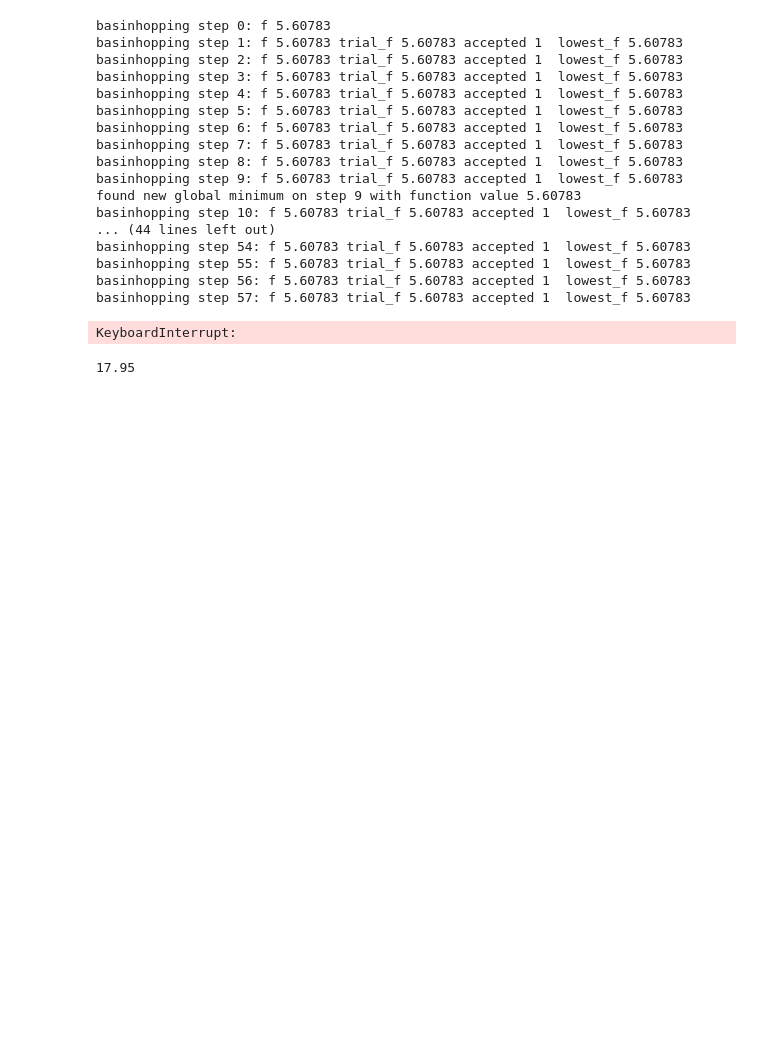
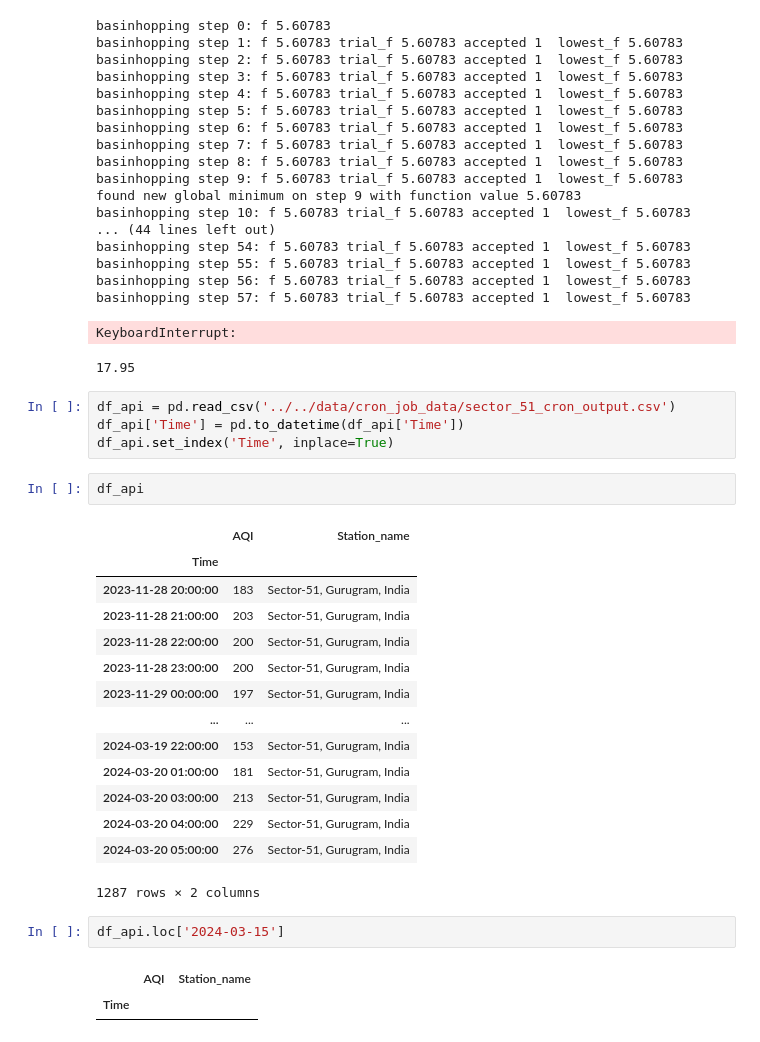
Before and after one commit to Bomma-Pranay/Analysing-Air-Quality-Index-using-Machine-Learning, a Jupyter notebook: ipynotebooks/Forecasting_time_series/scratch1.ipynb, the cells around one changed output. Drawn from its saved outputs; the diff is of its cells as text; blank space fills up the shorter version.

```diff
--- a/ipynotebooks/Forecasting_time_series/scratch1.ipynb
+++ b/ipynotebooks/Forecasting_time_series/scratch1.ipynb
@@ -606,3 +606,29 @@ KeyboardInterrupt:
 # %%
 # %% [output]
 17.95
+# %%
+df_api = pd.read_csv('../../data/cron_job_data/sector_51_cron_output.csv')
+df_api['Time'] = pd.to_datetime(df_api['Time'])
+df_api.set_index('Time', inplace=True)
+# %%
+df_api
+# %% [output]
+|  | AQI | Station_name |
+| Time |  |  |
+| 2023-11-28 20:00:00 | 183 | Sector-51, Gurugram, India |
+| 2023-11-28 21:00:00 | 203 | Sector-51, Gurugram, India |
+| 2023-11-28 22:00:00 | 200 | Sector-51, Gurugram, India |
+| 2023-11-28 23:00:00 | 200 | Sector-51, Gurugram, India |
+| 2023-11-29 00:00:00 | 197 | Sector-51, Gurugram, India |
+| ... | ... | ... |
+| 2024-03-19 22:00:00 | 153 | Sector-51, Gurugram, India |
+| 2024-03-20 01:00:00 | 181 | Sector-51, Gurugram, India |
+| 2024-03-20 03:00:00 | 213 | Sector-51, Gurugram, India |
+| 2024-03-20 04:00:00 | 229 | Sector-51, Gurugram, India |
+| 2024-03-20 05:00:00 | 276 | Sector-51, Gurugram, India |
+1287 rows × 2 columns
+# %%
+df_api.loc['2024-03-15']
+# %% [output]
+|  | AQI | Station_name |
+| Time |  |  |
```
Also changed, not shown: parts of 2 cells of this notebook.
